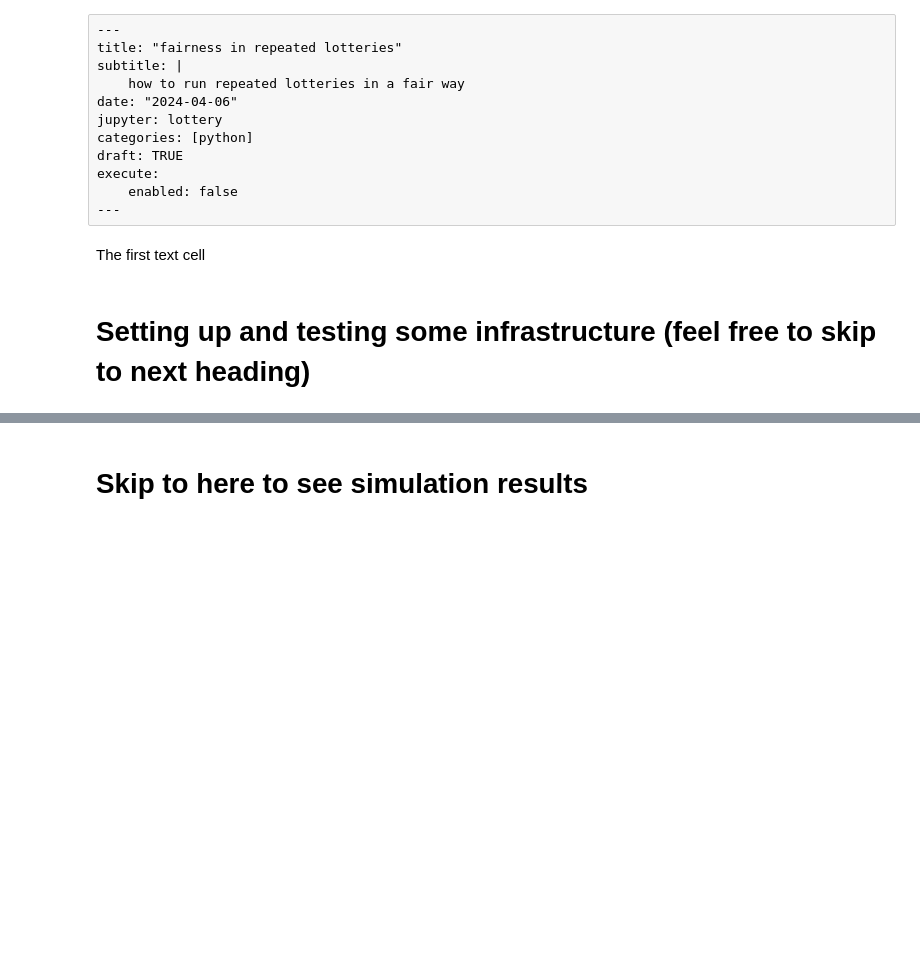
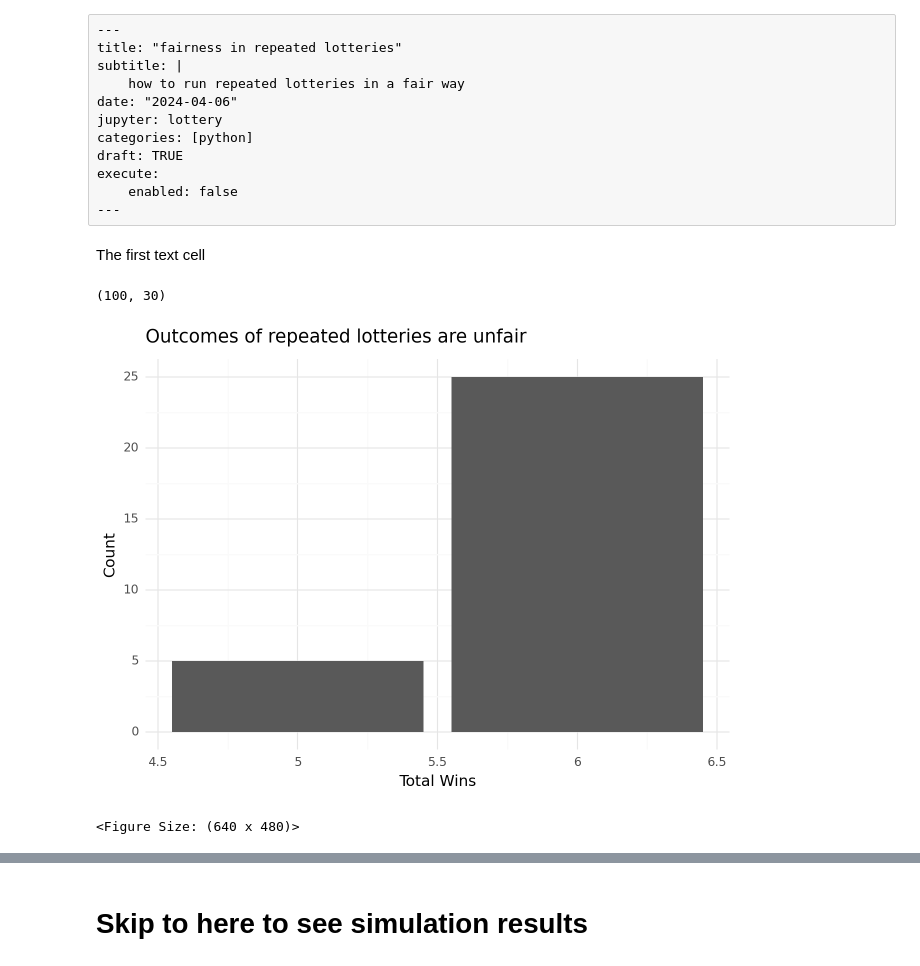
Before and after one commit to alexpghayes/quarto-blog, a Jupyter notebook: post/2024-04-06_repeated-lotteries/index.ipynb, the cells around one changed output, grey strips where cells are left out. Cells and saved outputs as stored; diff of their text form; code cells hidden in the pictures; blank space fills up the shorter version.

```diff
--- a/post/2024-04-06_repeated-lotteries/index.ipynb
+++ b/post/2024-04-06_repeated-lotteries/index.ipynb
@@ -19,5 +20,44 @@ from copy import deepcopy
 from jaxopt import ProjectedGradient
 # %% [markdown]
 The first text cell
-# %% [markdown]
-# Setting up and testing some infrastructure (feel free to skip to next heading)
+# %%
+num_entrants = 100
+num_winners_per_lottery = 7
+num_lotteries = 30
+
+rng = onp.random.default_rng(27)
+
+winners = onp.zeros((num_entrants, num_lotteries))
+
+for lottery in range(num_lotteries):
+    winner_idx = rng.choice(num_entrants, size=num_winners_per_lottery, replace = False)
+    winners[winner_idx, lottery] = 1
+
+winners.shape
+# %% [output]
+(100, 30)
+# %%
+from plotnine import ggplot, aes, geom_bar, labs, theme_minimal
+
+def plot_win_distribution(total_wins: onp.array):
+
+    total_wins_df = pd.DataFrame(total_wins, columns=['total_wins'])
+
+    plot =  (
+        ggplot(total_wins_df) +
+        aes(x='total_wins') +
+        geom_bar() +
+        labs(
+            x='Total Wins',
+            y='Count',
+            title='Outcomes of repeated lotteries are unfair'
+        ) +
+        theme_minimal()
+    )
+
+    return plot
+
+plot_win_distribution(winners.sum(axis = 1))
+# %% [output]
+[figure, added]
+<Figure Size: (640 x 480)>
```
Also changed, not shown: parts of 24 cells of this notebook.
